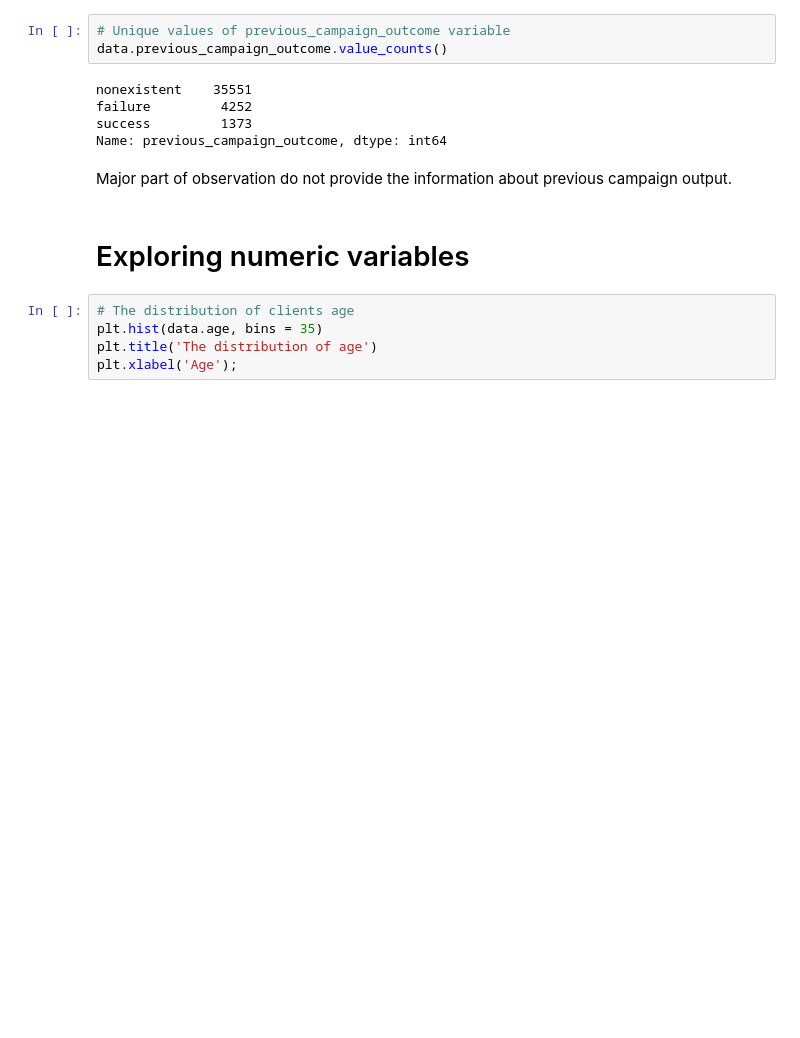
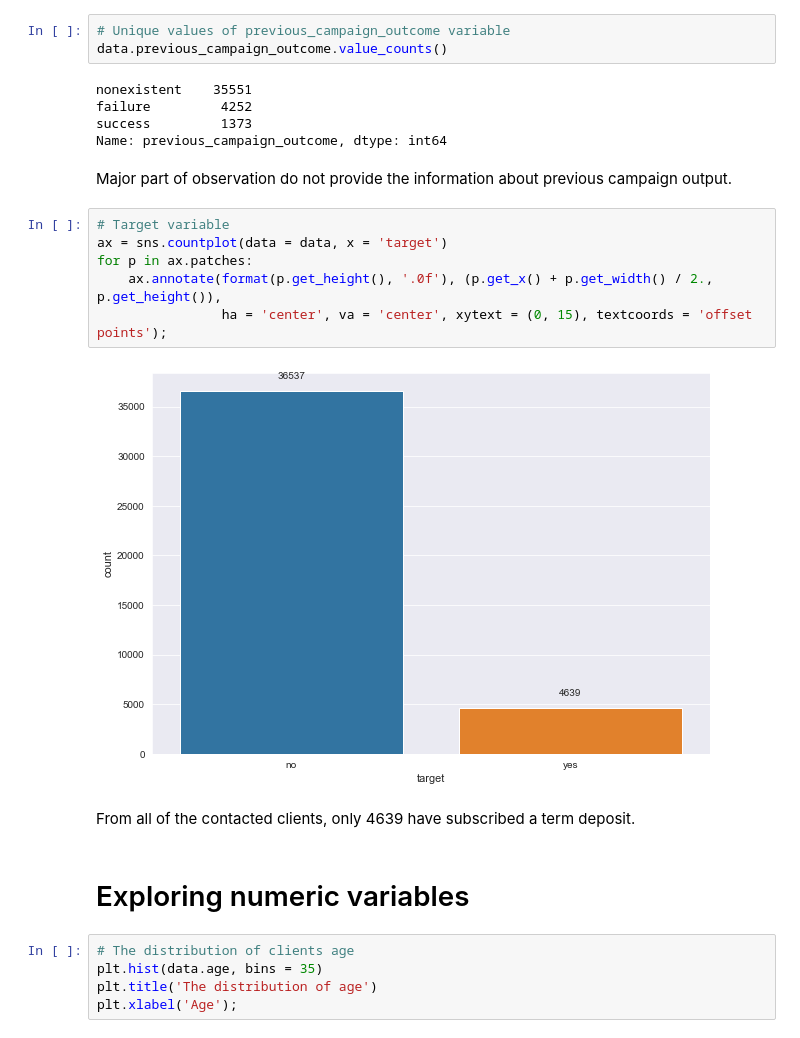
Before and after one commit to Janka93/Bank-Marketing-Campaign, a Jupyter notebook: Bank Marketing.ipynb, the cells around one changed output. Drawn from its saved outputs; the diff is of its cells as text; blank space fills up the shorter version.

Commit message:
Number of contacts
Description update

```diff
--- a/Bank Marketing.ipynb
+++ b/Bank Marketing.ipynb
@@ -381,6 +381,16 @@ success         1373
 Name: previous_campaign_outcome, dtype: int64
 # %% [markdown]
 Major part of observation do not provide the information about previous campaign output.
+# %%
+# Target variable
+ax = sns.countplot(data = data, x = 'target')
+for p in ax.patches:
+    ax.annotate(format(p.get_height(), '.0f'), (p.get_x() + p.get_width() / 2., p.get_height()),
+                ha = 'center', va = 'center', xytext = (0, 15), textcoords = 'offset points');
+# %% [output]
+[figure, added]
+# %% [markdown]
+From all of the contacted clients, only 4639 have subscribed a term deposit.
 # %% [markdown]
 # Exploring numeric variables
 # %%
```
Also changed, not shown: parts of 1 cell of this notebook.
